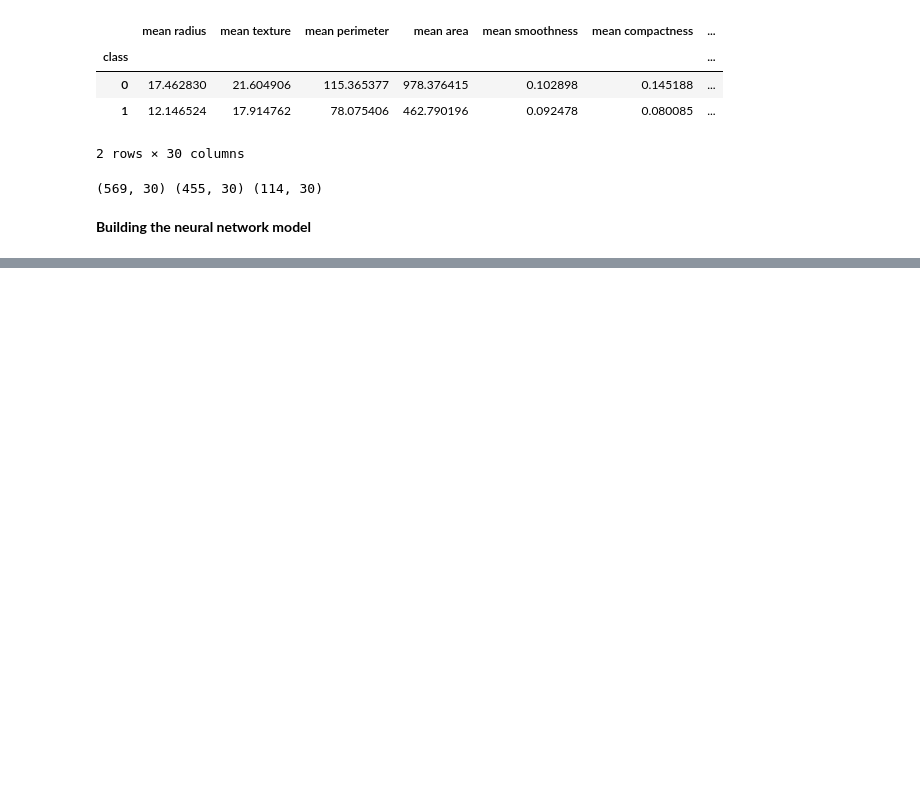
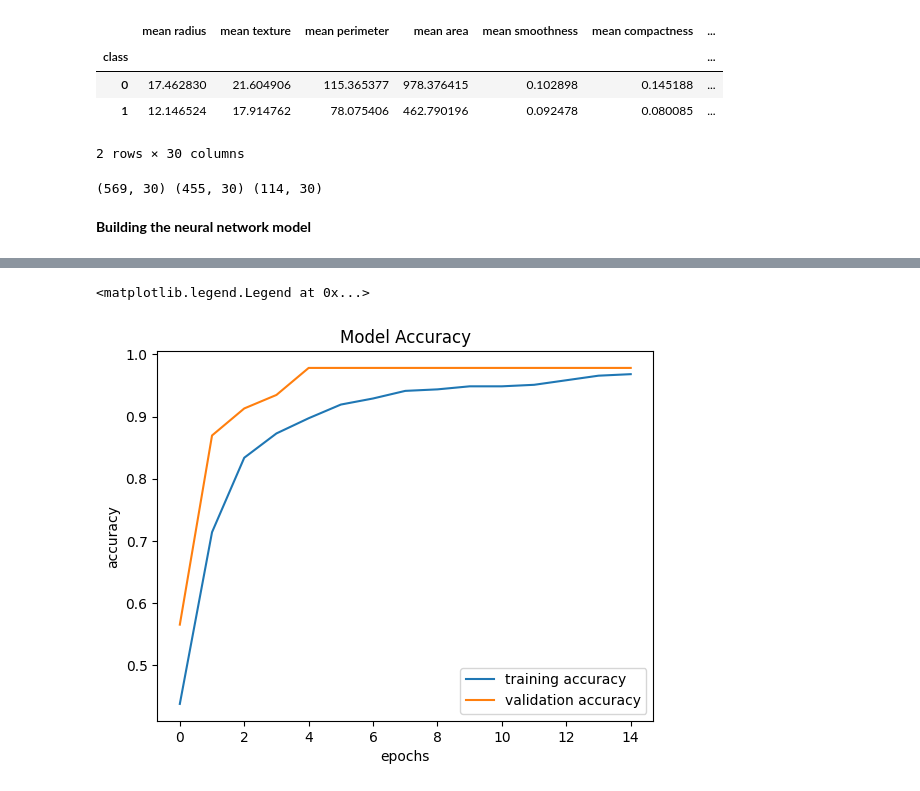
Before and after one commit to MedCoder001/Breast-Cancer-Classification-With-Neural-Networks, a Jupyter notebook: Breast_cancer_classification.ipynb, the cells around one changed output, grey strips where cells are left out. Saved outputs shown, nothing was run; the diff lists cells and outputs as text; code cells hidden in the pictures; blank space fills up the shorter version.

```diff
--- a/Breast_cancer_classification.ipynb
+++ b/Breast_cancer_classification.ipynb
@@ -129,3 +134,10 @@ print(X.shape, X_train.shape, X_test.shape)
+# %%
+# Creating the StandardScaler object
+scaler = StandardScaler()
+
+# Standardizing both the training and testing sets
+X_train_std = scaler.fit_transform(X_train)
+X_test_std = scaler.transform(X_test)
 # %% [markdown]
 **Building the neural network model**
 # %%
@@ -144,3 +156,6 @@ model = keras.models.Sequential([
 # %%
 # Compiling the neural network
 model.compile(optimizer = 'adam', loss = 'sparse_categorical_crossentropy', metrics = ['accuracy'])
+# %%
+# Training the neural network
+history = model.fit(X_train_std, Y_train, validation_split=0.1, epochs=15)
@@ -146,0 +180,12 @@ model.compile(optimizer = 'adam', loss = 'sparse_categorical_crossentropy', metr
+# %%
+# Visualizing the accuracy
+plt.plot(history.history['accuracy'], label = 'training accuracy')
+plt.plot(history.history['val_accuracy'], label = 'validation accuracy')
+
+plt.title('Model Accuracy')
+plt.xlabel('epochs')
+plt.ylabel('accuracy')
+plt.legend()
+# %% [output]
+<matplotlib.legend.Legend at 0x...>
+[figure, added]
```
Also changed, not shown: parts of 3 cells of this notebook.
